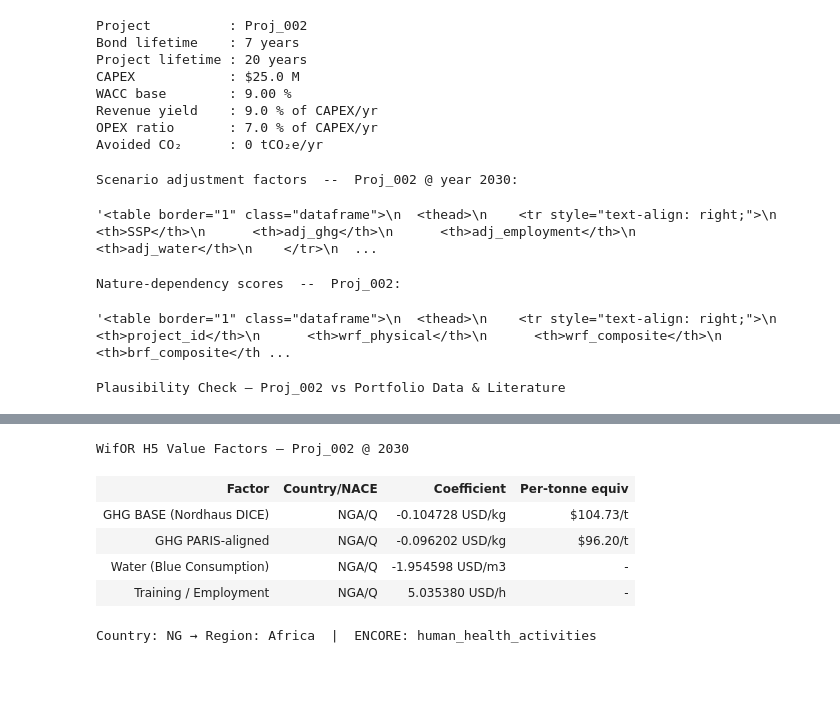
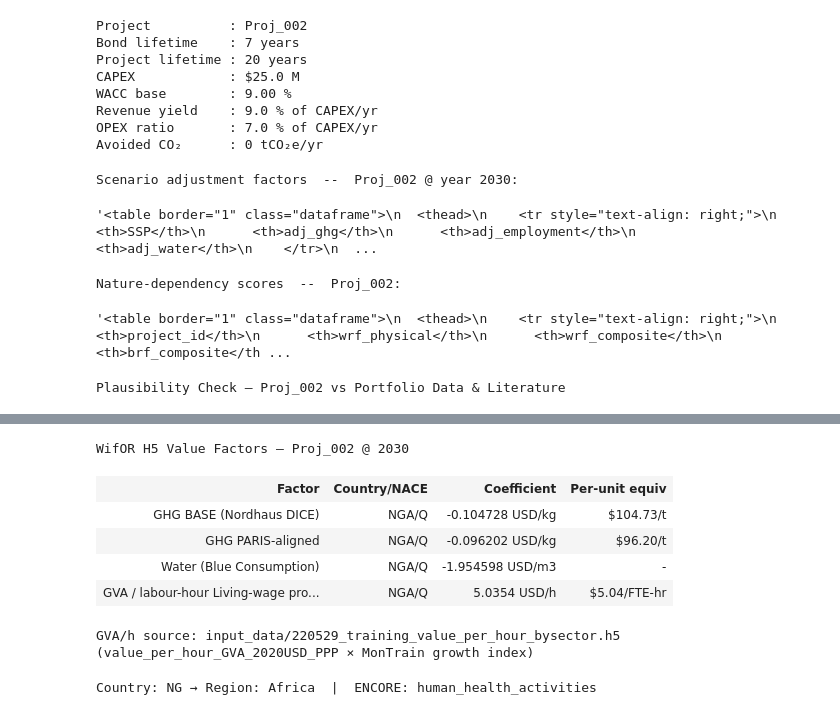
Before and after one commit to Greenings/transitionvaluation, a Jupyter notebook: project_assessment/integrated_finance/integrated_finance_Proj_002.ipynb, the cells around one changed output, grey strips where cells are left out. Saved outputs shown, nothing was run; the diff lists cells and outputs as text; code cells hidden in the pictures; blank space fills up the shorter version.

```diff
--- a/project_assessment/integrated_finance/integrated_finance_Proj_002.ipynb
+++ b/project_assessment/integrated_finance/integrated_finance_Proj_002.ipynb
@@ -127,7 +127,7 @@ display(HTML(_html))
 try:
     import sys as _sys
     _sys.path.insert(0, str(_BASE.resolve()))
-    from assess import VF_FILE_SPECS, _resolve_wifor_dir, _load_vf_coeff, REGION_TO_ISO3, PROJECT_SECTOR_TO_NACE
+    from assess import VF_FILE_SPECS, _resolve_wifor_dir, _load_vf_coeff, _load_gva_per_hour, REGION_TO_ISO3, PROJECT_SECTOR_TO_NACE
     _sec  = 'Health_Specialized'
     _reg  = 'Africa'
     _iso3 = REGION_TO_ISO3.get(_reg, 'DEU')
@@ -139,41 +139,51 @@ try:
             ('ghg',       'GHG BASE (Nordhaus DICE)', 'USD/kg'),
             ('ghg_paris', 'GHG PARIS-aligned',        'USD/kg'),
             ('water',     'Water (Blue Consumption)', 'USD/m3'),
-            ('training',  'Training / Employment',    'USD/h'),
         ]:
             _spec = {**VF_FILE_SPECS[_key], 'year': str(YEAR_CAL)}
             _v = _load_vf_coeff(_spec, _VF_DIR, _iso3, _nace)
             _eq = f'${abs(_v)*1000:.2f}/t' if _key.startswith('ghg') and _v else '-'
             _vf_rows.append(f'<tr><td>{_lbl}</td><td>{_iso3}/{_nace}</td>'
                             f'<td>{_v:.6f} {_unit}</td><td>{_eq}</td></tr>')
+        # GVA per labour-hour: living-wage proxy from raw WifOR input
+        _c_gva = _load_gva_per_hour(_VF_DIR, _iso3, _nace, YEAR_CAL)
+        _gva_row = (f'<tr style="background:#f0fff0">'
+                    f'<td><b>GVA / labour-hour</b><br>'
+                    f'<span style="font-size:10px;color:#555">Living-wage proxy: GVA/h &ge; Anker LW</span></td>'
+                    f'<td>{_iso3}/{_nace}</td>'
+                    f'<td>{_c_gva:.4f} USD/h</td>'
+                    f'<td>${_c_gva:.2f}/FTE-hr</td></tr>')
+        _vf_rows.append(_gva_row)
         _vf_html = ('<h4>WifOR H5 Value Factors &mdash; Proj_002 @ ' + str(YEAR_CAL) + '</h4>'
                     '<style>.vft td,.vft th{padding:4px 10px;border:1px solid #ccc;font-size:12px}'
                     '.vft th{background:#34495e;color:#fff}</style>'
                     "<table class='vft'><tr><th>Factor</th><th>Country/NACE</th>"
-                    '<th>Coefficient</th><th>Per-tonne equiv</th></tr>'
-                    + ''.join(_vf_rows) + '</table>')
+                    '<th>Coefficient</th><th>Per-unit equiv</th></tr>'
+                    + ''.join(_vf_rows) + '</table>'
+                    '<p style="font-size:11px;color:#888">GVA/h source: input_data/220529_training_value_per_hour_bysector.h5 (value_per_hour_GVA_2020USD_PPP &times; MonTrain growth index)</p>')
         display(HTML(_vf_html))
     else:
         print('WifOR H5 directory not found -- value factor table skipped')
 except Exception as _e:
     print(f'Value factor table skipped: {_e}')
 # %% [output]
 Scenario adjustment factors  --  Proj_002 @ year 2030:
 '<table border="1" class="dataframe">\n  <thead>\n    <tr style="text-align: right;">\n      <th>SSP</th>\n      <th>adj_ghg</th>\n      <th>adj_employment</th>\n      <th>adj_water</th>\n    </tr>\n  ...
 Nature-dependency scores  --  Proj_002:
 '<table border="1" class="dataframe">\n  <thead>\n    <tr style="text-align: right;">\n      <th>project_id</th>\n      <th>wrf_physical</th>\n      <th>wrf_composite</th>\n      <th>brf_composite</th ...
 Plausibility Check — Proj_002 vs Portfolio Data & Literature
 | Parameter | Notebook value | Source | Status |
 | CAPEX (USD) | $25.0 M | modeled_input_data input CSV | OK — direct from input data |
 | WACC_BASE | 9.0% | Sector/region risk-adjusted; infr... | OK — region-adjusted for Africa |
 | SCC — GHG (c_ghg) | WifOR GHG_BASE @ 2030 (~$105/tCO₂e) | IPCC AR6 WG3 central: $171/tCO₂e;... | CONSERVATIVE — 38–61% of IPCC cen... |
 | Legal risk (L_legal) | Not modelled | Wetzer et al. (Science 383:152, 2... | GAP — understates downside risk |
 WifOR H5 Value Factors — Proj_002 @ 2030
-| Factor | Country/NACE | Coefficient | Per-tonne equiv |
+| Factor | Country/NACE | Coefficient | Per-unit equiv |
 | GHG BASE (Nordhaus DICE) | NGA/Q | -0.104728 USD/kg | $104.73/t |
 | GHG PARIS-aligned | NGA/Q | -0.096202 USD/kg | $96.20/t |
 | Water (Blue Consumption) | NGA/Q | -1.954598 USD/m3 | - |
-| Training / Employment | NGA/Q | 5.035380 USD/h | - |
+| GVA / labour-hour Living-wage pro... | NGA/Q | 5.0354 USD/h | $5.04/FTE-hr |
+GVA/h source: input_data/220529_training_value_per_hour_bysector.h5 (value_per_hour_GVA_2020USD_PPP × MonTrain growth index)
 # %%
 # ══════════════════════════════════════════════════════════════════
 # IMPORTS, COLOUR PALETTES, DEP CONSTANTS
```
Also changed, not shown: parts of 4 cells of this notebook, 12 other files.
